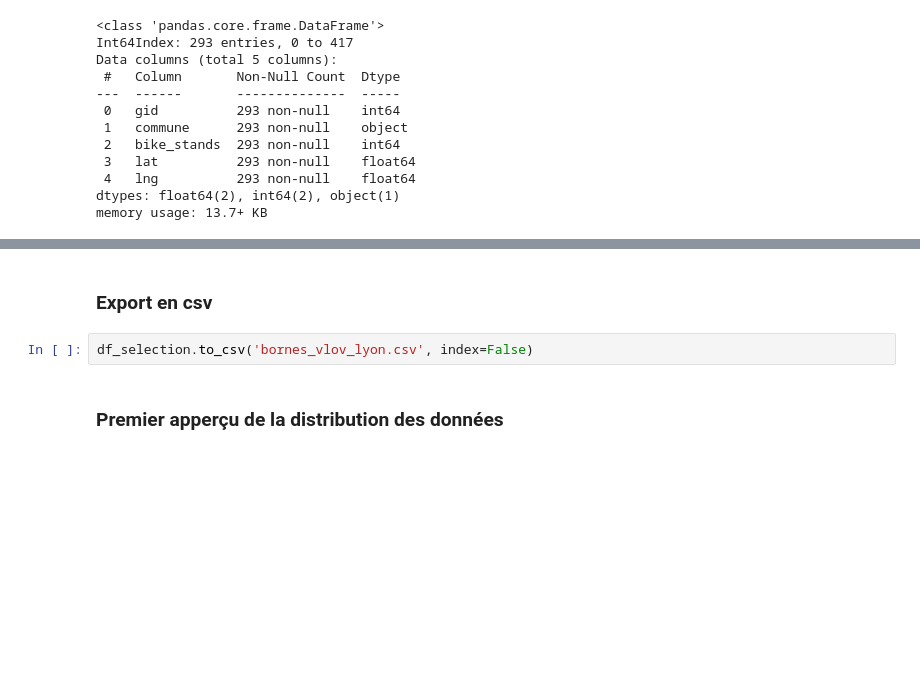
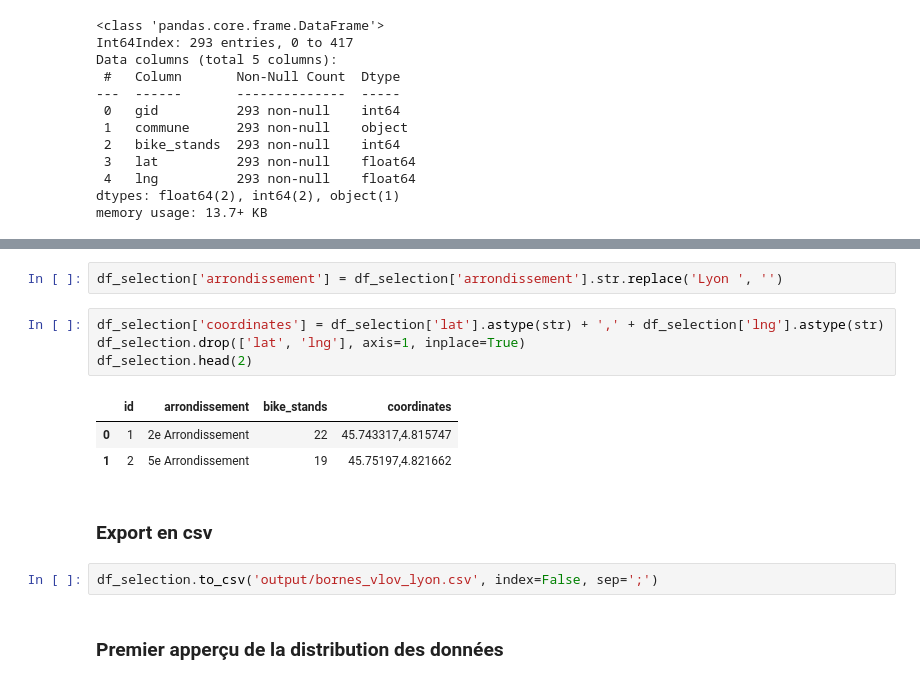
Before and after one commit to CamilleVacant/pedaler, a Jupyter notebook: bornes_vlov_lyon.ipynb, the cells around one changed output, grey strips where cells are left out. Saved outputs shown, nothing was run; the diff lists cells and outputs as text; blank space fills up the shorter version.

```diff
--- a/bornes_vlov_lyon.ipynb
+++ b/bornes_vlov_lyon.ipynb
@@ -141,7 +141,17 @@ Index(['id', 'commune', 'bike_stands', 'lat', 'lng'], dtype='object')
+# %%
+df_selection['arrondissement'] = df_selection['arrondissement'].str.replace('Lyon ', '')
+# %%
+df_selection['coordinates'] = df_selection['lat'].astype(str) + ',' + df_selection['lng'].astype(str)
+df_selection.drop(['lat', 'lng'], axis=1, inplace=True)
+df_selection.head(2)
+# %% [output]
+|  | id | arrondissement | bike_stands | coordinates |
+| 0 | 1 | 2e Arrondissement | 22 | 45.743317,4.815747 |
+| 1 | 2 | 5e Arrondissement | 19 | 45.75197,4.821662 |
 # %% [markdown]
 ### Export en csv
 # %%
-df_selection.to_csv('bornes_vlov_lyon.csv', index=False)
+df_selection.to_csv('output/bornes_vlov_lyon.csv', index=False, sep=';')
 # %% [markdown]
 ### Premier apperçu de la distribution des données
 # %%
```
Also changed, not shown: parts of 5 cells of this notebook, 1 other file.
